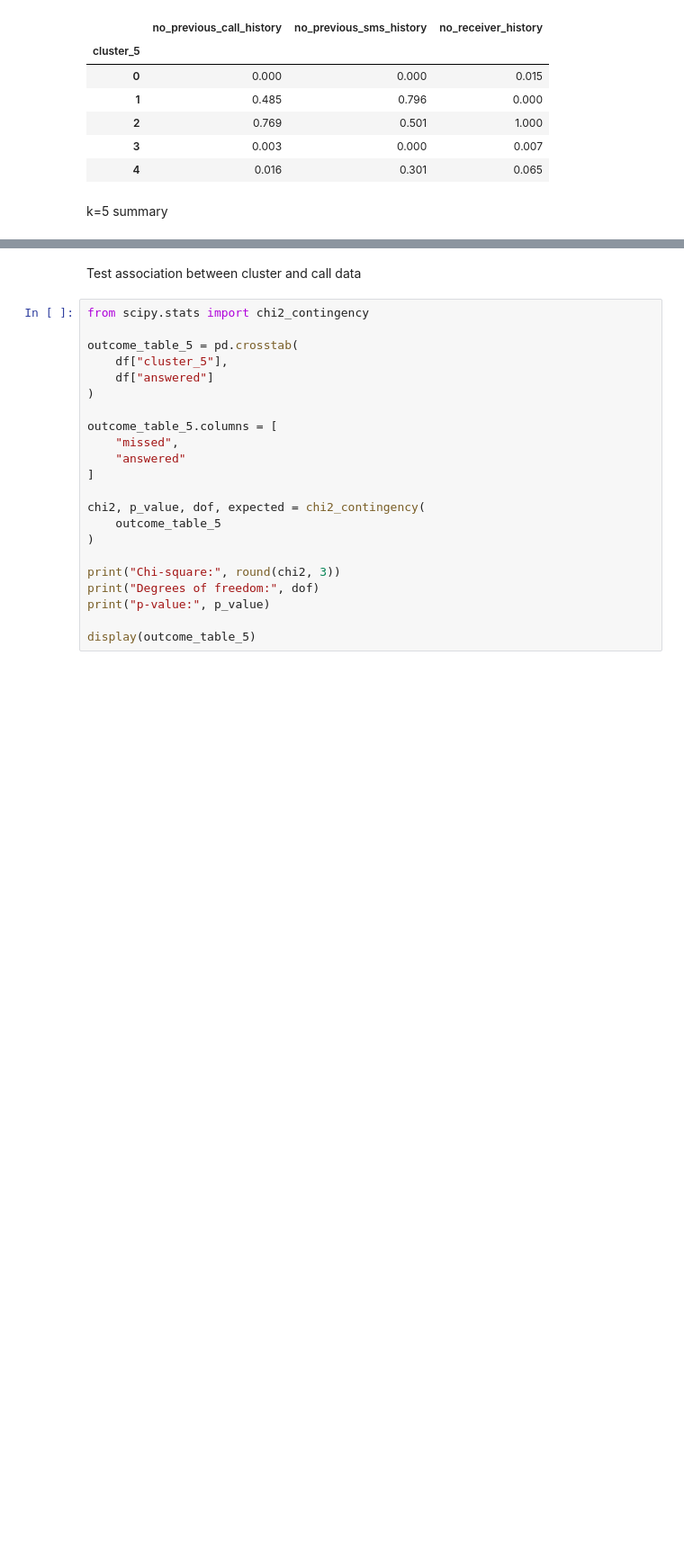
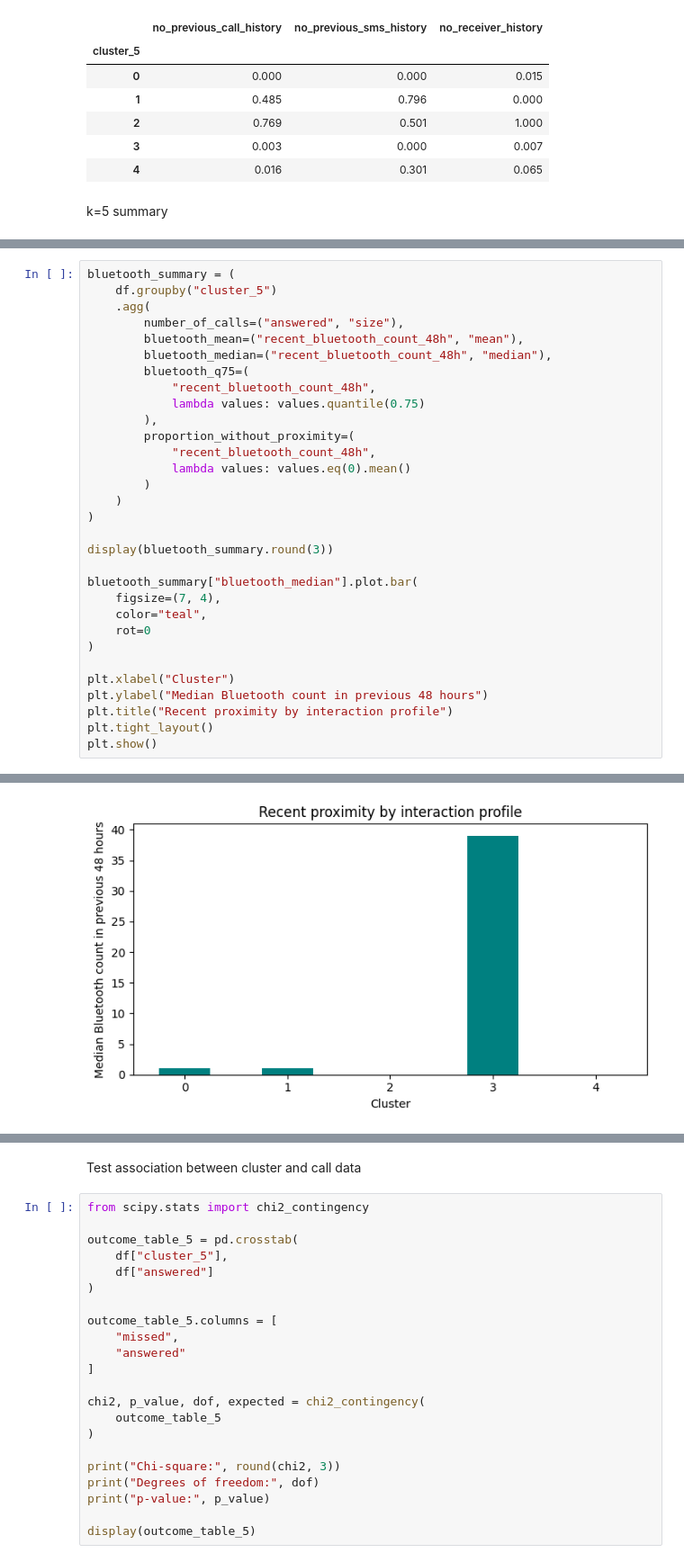
Before and after one commit to sannagunnarsson/DataMining-Project, a Jupyter notebook: notebooks/04_clustering.ipynb, the cells around one changed output, grey strips where cells are left out. Shown at 90% size. Drawn from its saved outputs; the diff is of its cells as text; blank space fills up the shorter version.

Commit message:
Added more specific BT analysis and plots

```diff
--- a/notebooks/04_clustering.ipynb
+++ b/notebooks/04_clustering.ipynb
@@ -408,3 +409,35 @@ display(cluster_summary_5.round(3))
 | 2 | 0.0 | 1.000 | 0.500 | NaN | ... |
 | 3 | 11.0 | 1.000 | 0.519 | 1.0 | ... |
 | 4 | 3.0 | 0.367 | 0.124 | 0.5 | ... |
+# %%
+bluetooth_summary = (
+    df.groupby("cluster_5")
+    .agg(
+        number_of_calls=("answered", "size"),
+        bluetooth_mean=("recent_bluetooth_count_48h", "mean"),
+        bluetooth_median=("recent_bluetooth_count_48h", "median"),
+        bluetooth_q75=(
+            "recent_bluetooth_count_48h",
+            lambda values: values.quantile(0.75)
+        ),
+        proportion_without_proximity=(
+            "recent_bluetooth_count_48h",
+            lambda values: values.eq(0).mean()
+        )
+    )
+)
+
+display(bluetooth_summary.round(3))
+
+bluetooth_summary["bluetooth_median"].plot.bar(
+    figsize=(7, 4),
+    color="teal",
+    rot=0
+)
+
+plt.xlabel("Cluster")
+plt.ylabel("Median Bluetooth count in previous 48 hours")
+plt.title("Recent proximity by interaction profile")
+plt.tight_layout()
+plt.show()
+# %% [output]
@@ -410,0 +451 @@ display(cluster_summary_5.round(3))
+[figure, added]
```
Also changed, not shown: parts of 7 cells of this notebook, 3 other files.
